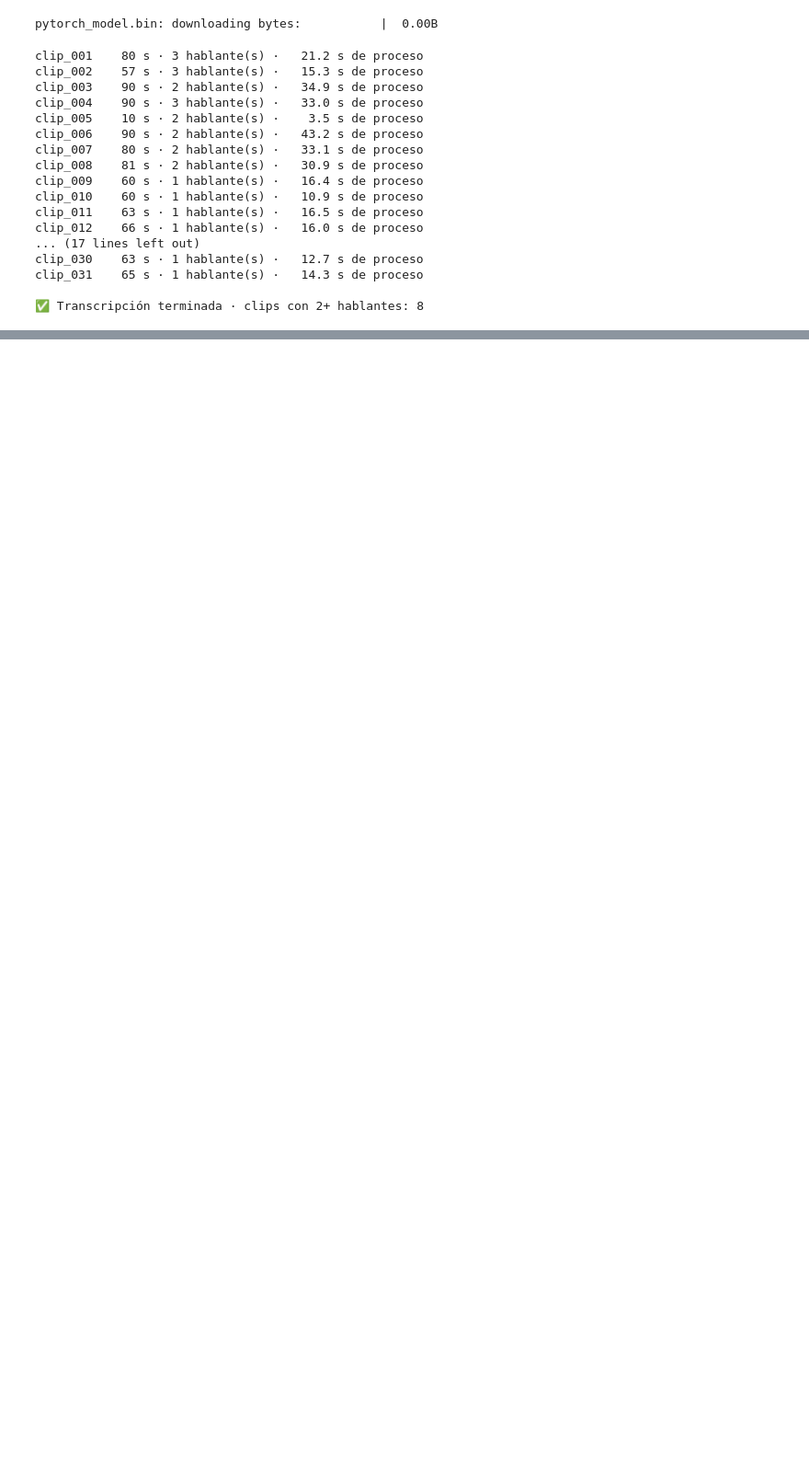
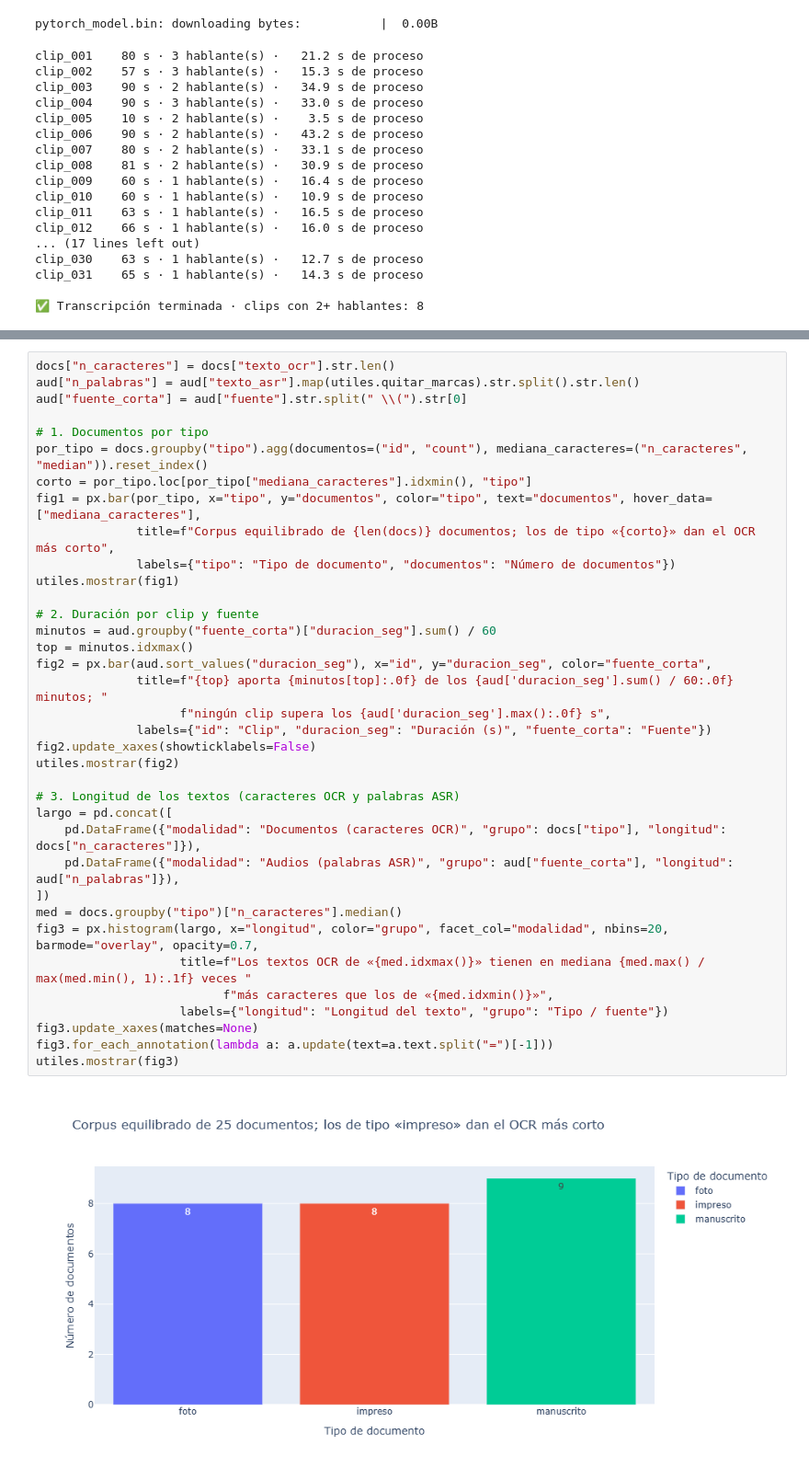
Before and after one commit to sandypmj/python_intermedio_2026, a Jupyter notebook: tarea_2/01_extraccion.ipynb, the cells around one changed output, grey strips where cells are left out. Shown at 92% size. Saved outputs shown, nothing was run; the diff lists cells and outputs as text; blank space fills up the shorter version.

```diff
--- a/tarea_2/01_extraccion.ipynb
+++ b/tarea_2/01_extraccion.ipynb
@@ -516,0 +612,38 @@ clip_031    65 s · 1 hablante(s) ·   14.3 s de proceso
+# %%
+docs["n_caracteres"] = docs["texto_ocr"].str.len()
+aud["n_palabras"] = aud["texto_asr"].map(utiles.quitar_marcas).str.split().str.len()
+aud["fuente_corta"] = aud["fuente"].str.split(" \\(").str[0]
+
+# 1. Documentos por tipo
+por_tipo = docs.groupby("tipo").agg(documentos=("id", "count"), mediana_caracteres=("n_caracteres", "median")).reset_index()
+corto = por_tipo.loc[por_tipo["mediana_caracteres"].idxmin(), "tipo"]
+fig1 = px.bar(por_tipo, x="tipo", y="documentos", color="tipo", text="documentos", hover_data=["mediana_caracteres"],
+              title=f"Corpus equilibrado de {len(docs)} documentos; los de tipo «{corto}» dan el OCR más corto",
+              labels={"tipo": "Tipo de documento", "documentos": "Número de documentos"})
+utiles.mostrar(fig1)
+
+# 2. Duración por clip y fuente
+minutos = aud.groupby("fuente_corta")["duracion_seg"].sum() / 60
+top = minutos.idxmax()
+fig2 = px.bar(aud.sort_values("duracion_seg"), x="id", y="duracion_seg", color="fuente_corta",
+              title=f"{top} aporta {minutos[top]:.0f} de los {aud['duracion_seg'].sum() / 60:.0f} minutos; "
+                    f"ningún clip supera los {aud['duracion_seg'].max():.0f} s",
+              labels={"id": "Clip", "duracion_seg": "Duración (s)", "fuente_corta": "Fuente"})
+fig2.update_xaxes(showticklabels=False)
+utiles.mostrar(fig2)
+
+# 3. Longitud de los textos (caracteres OCR y palabras ASR)
+largo = pd.concat([
+    pd.DataFrame({"modalidad": "Documentos (caracteres OCR)", "grupo": docs["tipo"], "longitud": docs["n_caracteres"]}),
+    pd.DataFrame({"modalidad": "Audios (palabras ASR)", "grupo": aud["fuente_corta"], "longitud": aud["n_palabras"]}),
+])
+med = docs.groupby("tipo")["n_caracteres"].median()
+fig3 = px.histogram(largo, x="longitud", color="grupo", facet_col="modalidad", nbins=20, barmode="overlay", opacity=0.7,
+                    title=f"Los textos OCR de «{med.idxmax()}» tienen en mediana {med.max() / max(med.min(), 1):.1f} veces "
+                          f"más caracteres que los de «{med.idxmin()}»",
+                    labels={"longitud": "Longitud del texto", "grupo": "Tipo / fuente"})
+fig3.update_xaxes(matches=None)
+fig3.for_each_annotation(lambda a: a.update(text=a.text.split("=")[-1]))
+utiles.mostrar(fig3)
+# %% [output]
+[figure, added]
```
Also changed, not shown: parts of 10 cells of this notebook, 25 other files.
